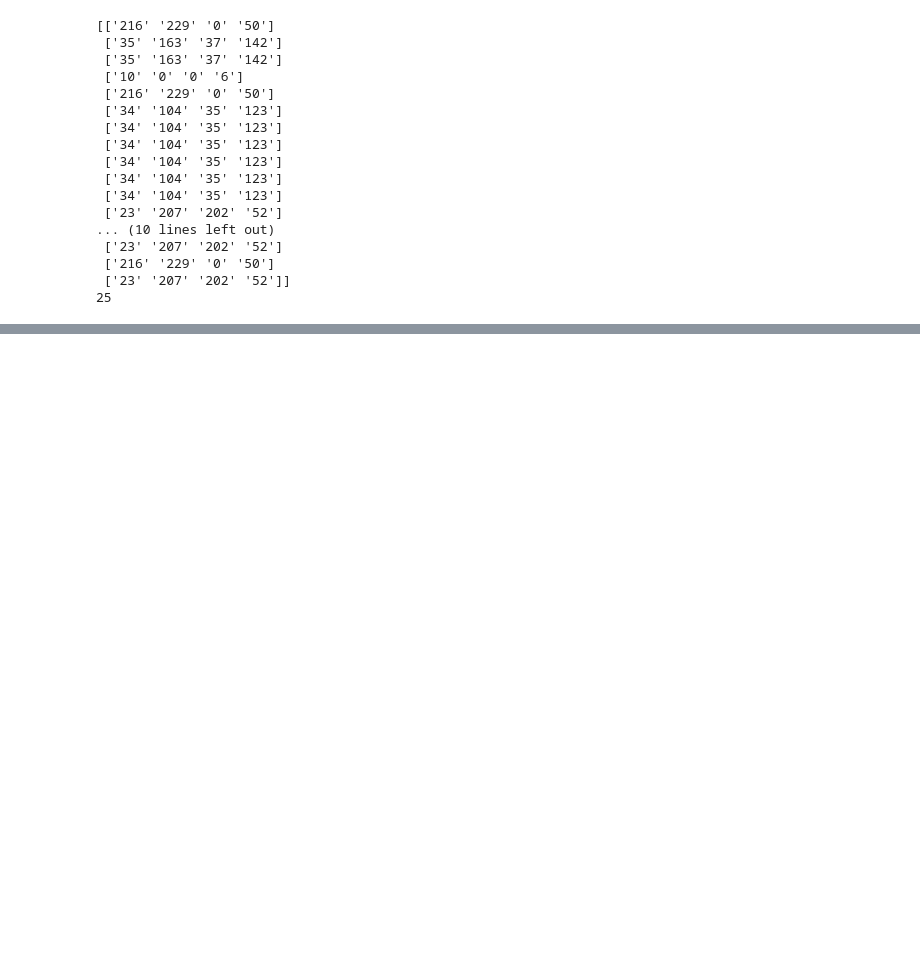
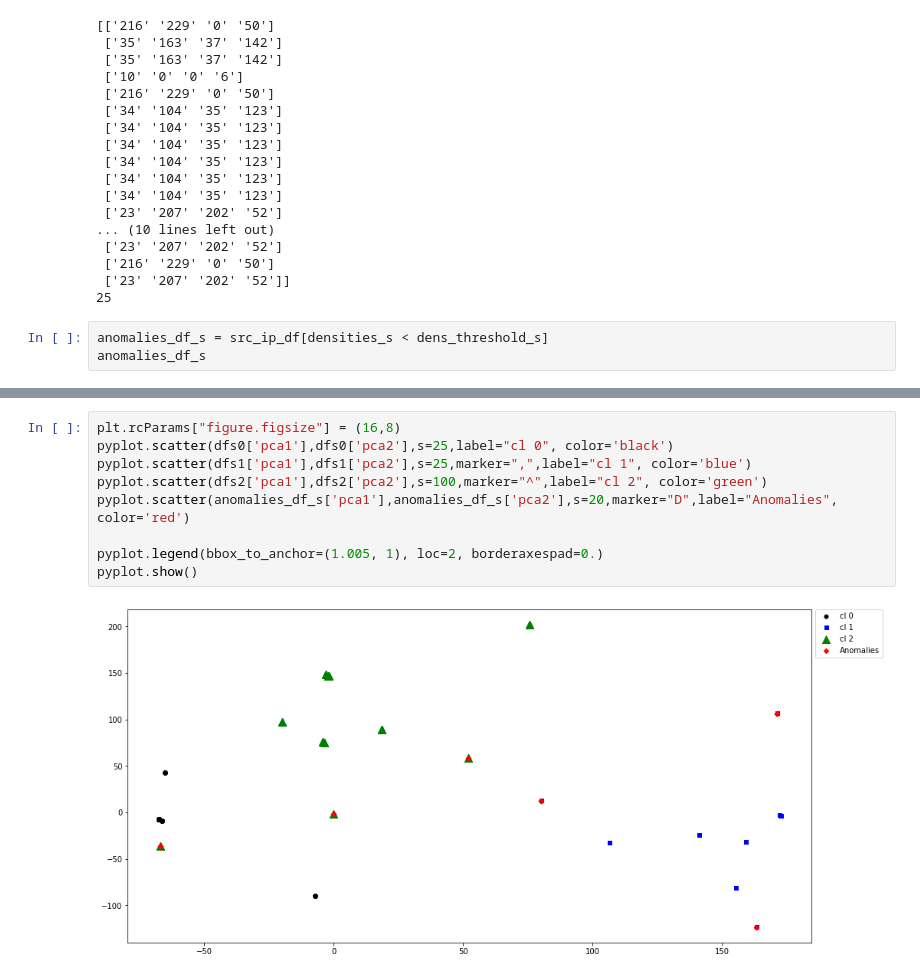
Before and after one commit to hmulli2/Anomaly-Detection-IP-Address, a Jupyter notebook: IP_Address_Anomaly.ipynb, the cells around one changed output, grey strips where cells are left out. Drawn from its saved outputs; the diff is of its cells as text; blank space fills up the shorter version.

```diff
--- a/IP_Address_Anomaly.ipynb
+++ b/IP_Address_Anomaly.ipynb
@@ -447,3 +458,6 @@ print(len(anomalies_s))
  ['216' '229' '0' '50']
  ['23' '207' '202' '52']]
 25
+# %%
+anomalies_df_s = src_ip_df[densities_s < dens_threshold_s]
+anomalies_df_s
@@ -449,0 +482,11 @@ print(len(anomalies_s))
+# %%
+plt.rcParams["figure.figsize"] = (16,8)
+pyplot.scatter(dfs0['pca1'],dfs0['pca2'],s=25,label="cl 0", color='black')
+pyplot.scatter(dfs1['pca1'],dfs1['pca2'],s=25,marker=",",label="cl 1", color='blue')
+pyplot.scatter(dfs2['pca1'],dfs2['pca2'],s=100,marker="^",label="cl 2", color='green')
+pyplot.scatter(anomalies_df_s['pca1'],anomalies_df_s['pca2'],s=20,marker="D",label="Anomalies", color='red')
+
+pyplot.legend(bbox_to_anchor=(1.005, 1), loc=2, borderaxespad=0.)
+pyplot.show()
+# %% [output]
+[figure, added]
```
Also changed, not shown: parts of 5 cells of this notebook.
